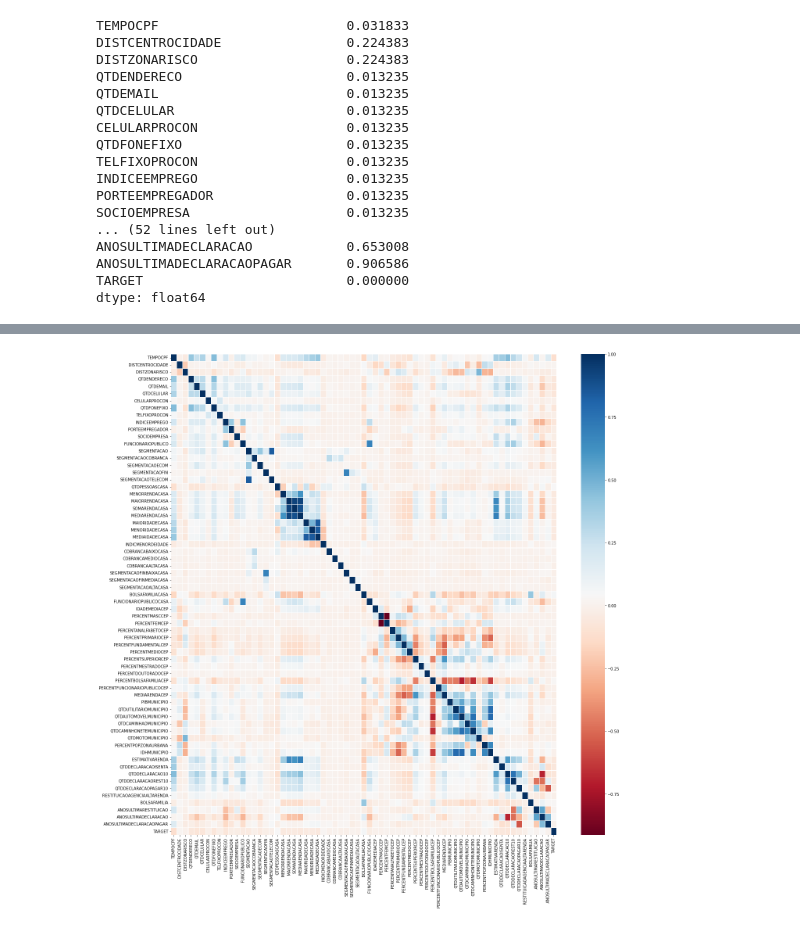
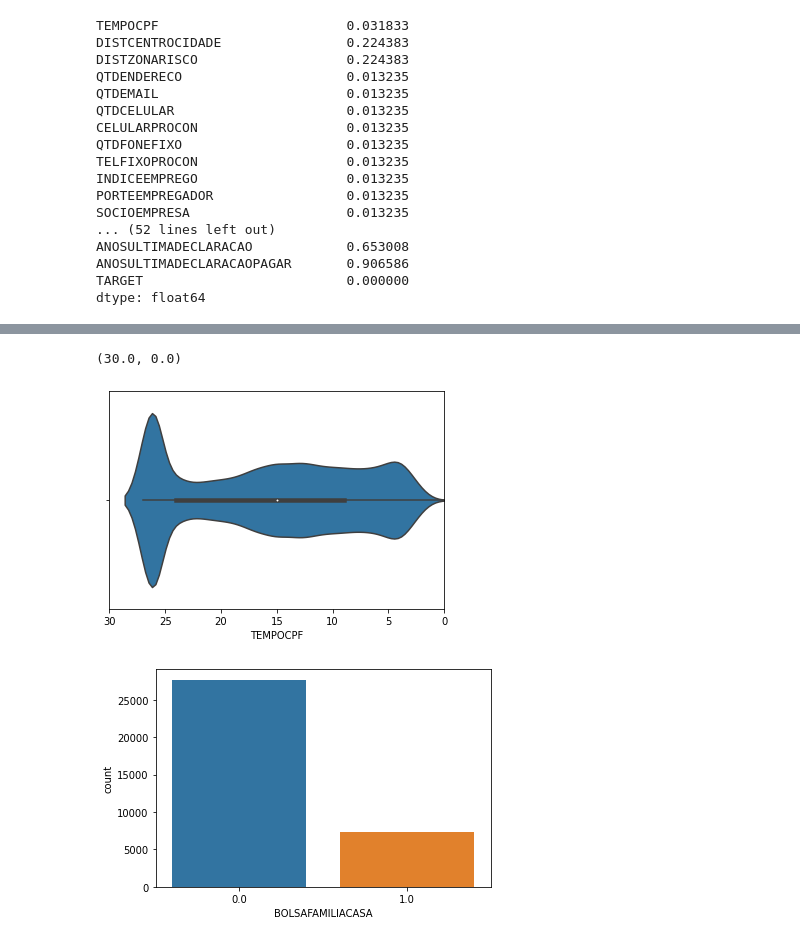
Before and after one commit to AlexCohenDambros/Credit-Analysis, a Jupyter notebook: CreditAnalysis.ipynb, the cells around one changed output, grey strips where cells are left out. Saved outputs shown, nothing was run; the diff lists cells and outputs as text; code cells hidden in the pictures.

```diff
--- a/CreditAnalysis.ipynb
+++ b/CreditAnalysis.ipynb
@@ -118,11 +150,11 @@ plt.show()
-# %%
-# ============= Análise de correlação =============
-correlacao = train.corr()
-fig, ax = plt.subplots(figsize=(20, 20))
-
-sns.heatmap(correlacao, xticklabels=correlacao.columns,
-            yticklabels=correlacao.columns, linewidths=.1, cmap="RdBu", ax=ax)
-plt.tight_layout()
-plt.show()
-# %% [output]
-[figure, removed]
+# %%
+sns.violinplot(train["TEMPOCPF"])
+plt.xlim(30,0)
+# %% [output]
+(30.0, 0.0)
+[figure, added]
+# %%
+sns.countplot(train["BOLSAFAMILIACASA"])
+plt.show()
+# %% [output]
+[figure, added]
```
Also changed, not shown: parts of 17 cells of this notebook.
